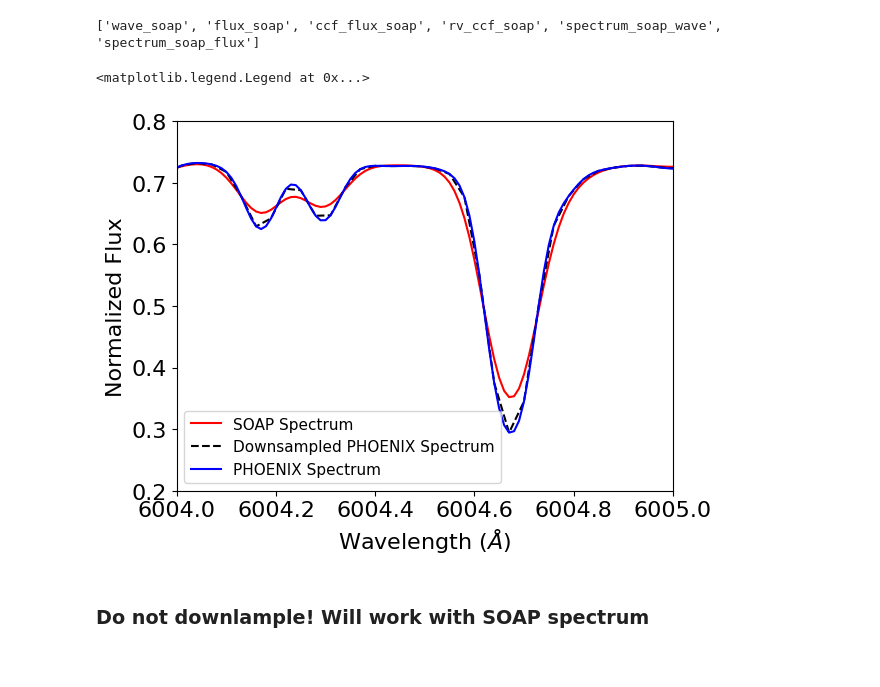
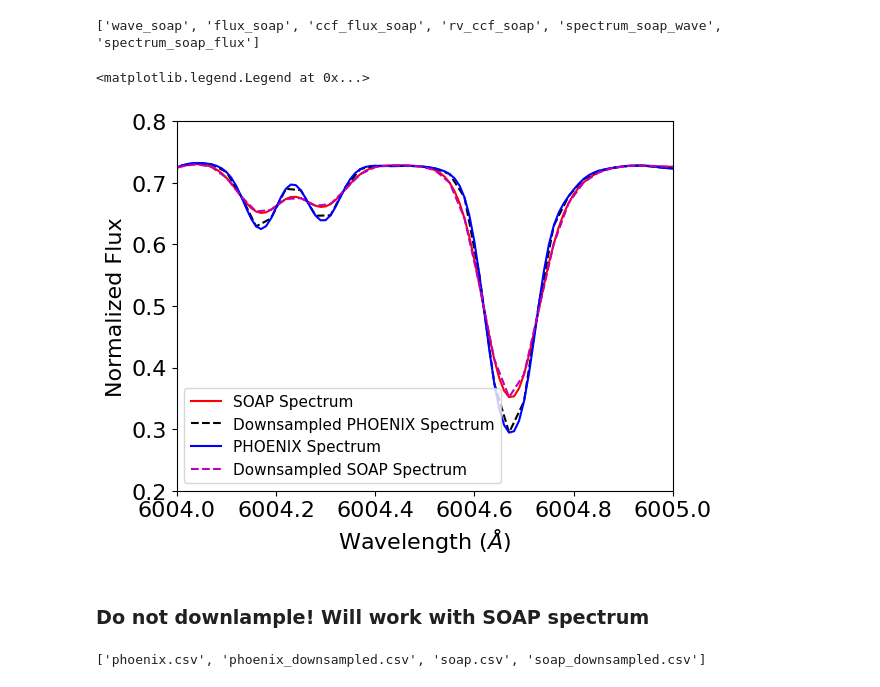
Before and after one commit to vadibekyan/DL_RV_diogo, a Jupyter notebook: integrated_star.ipynb, the cells around one changed output. Saved outputs shown, nothing was run; the diff lists cells and outputs as text; code cells hidden in the pictures.

```diff
--- a/integrated_star.ipynb
+++ b/integrated_star.ipynb
@@ -167,5 +168,13 @@ downsample_flux = flux_phoenix.copy()
 downsample_wave = wave_phoenix.copy()
 
 # Downsample it to make computations faster (this can be adjusted as needed)
-downsample_flux=downsample_flux[::3]
-downsample_wave=downsample_wave[::3]
+downsample_phoenix_flux=downsample_flux[::3]
+downsample_phoenix_wave=downsample_wave[::3]
+
+# Make a downsampled copy of the SOAP spectrum
+downsample_soap_flux = flux_soap[0].copy()
+downsample_soap_wave = wave_soap.copy()
+
+# Downsample it to make computations faster (this can be adjusted as needed)
+downsample_soap_flux=downsample_soap_flux[::3]
+downsample_soap_wave=downsample_soap_wave[::3]
@@ -175,16 +181,41 @@ downsample_wave=downsample_wave[::3]
 # %%
 # Compare the SOAP integrated spectrum, the original PHOENIX spectrum,
 # and the downsampled PHOENIX spectrum in the same wavelength window.
 plt.plot(wave_soap, flux_soap[0], 'r', label='SOAP Spectrum')
-plt.plot(downsample_wave, downsample_flux, 'k--', label='Downsampled PHOENIX Spectrum')
+plt.plot(downsample_phoenix_wave, downsample_phoenix_flux, 'k--', label='Downsampled PHOENIX Spectrum')
 plt.plot(wave_phoenix, flux_phoenix, 'b-', label='PHOENIX Spectrum')
+plt.plot(downsample_soap_wave, downsample_soap_flux, 'm--', label='Downsampled SOAP Spectrum')
 #plt.xlim(5903.6, 5904.3); plt.ylim(0.3,0.8)
 plt.ylim(0.2,0.8); plt.xlim(6004., 6005)
 plt.xlabel("Wavelength ("+r"$\AA$"+")")
 plt.ylabel("Normalized Flux");
 plt.legend(fontsize = 11)
 # %% [output]
 <matplotlib.legend.Legend at 0x...>
-[figure, old version]
+[figure, new version]
 # %% [markdown]
 ### Do not downlample! Will work with SOAP spectrum
+# %%
+# Export the SOAP, PHOENIX, and their downsampled spectra as ARVE-ready CSV files.
+# Each file contains the columns: wave_val, flux_val, and flux_err.
+csv_input_dir = Path("./saved_spectra/csv_spectra")
+csv_input_dir.mkdir(parents=True, exist_ok=True)
+
+def save_csv_spectra(path, wave, flux, flux_err=0.001):
+    flux_array = np.asarray(flux)
+    err_array = np.full(flux_array.shape, flux_err, dtype=float)
+    spectrum_df = pd.DataFrame({
+        "wave_val": np.asarray(wave),
+        "flux_val": flux_array,
+        "flux_err": err_array,
+    })
+    spectrum_df.to_csv(path, index=False)
+
+save_csv_spectra(csv_input_dir / "soap.csv", wave_soap, flux_soap[0])
+save_csv_spectra(csv_input_dir / "phoenix.csv", wave_phoenix, flux_phoenix)
+save_csv_spectra(csv_input_dir / "soap_downsampled.csv", downsample_soap_wave, downsample_soap_flux)
+save_csv_spectra(csv_input_dir / "phoenix_downsampled.csv", downsample_phoenix_wave, downsample_phoenix_flux)
+
+print(sorted(path.name for path in csv_input_dir.glob("*.csv")))
+# %% [output]
+['phoenix.csv', 'phoenix_downsampled.csv', 'soap.csv', 'soap_downsampled.csv']
```
Also changed, not shown: parts of 5 cells of this notebook, 7 other files.
